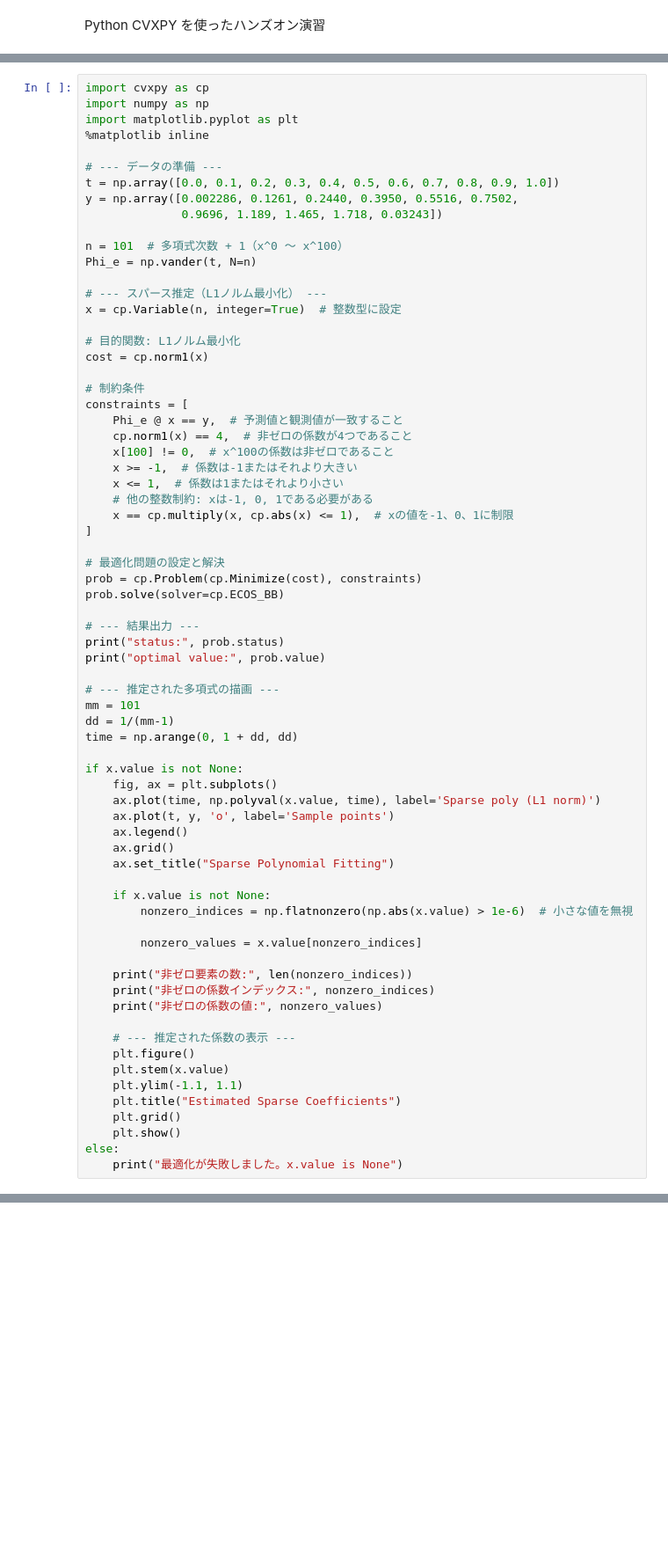
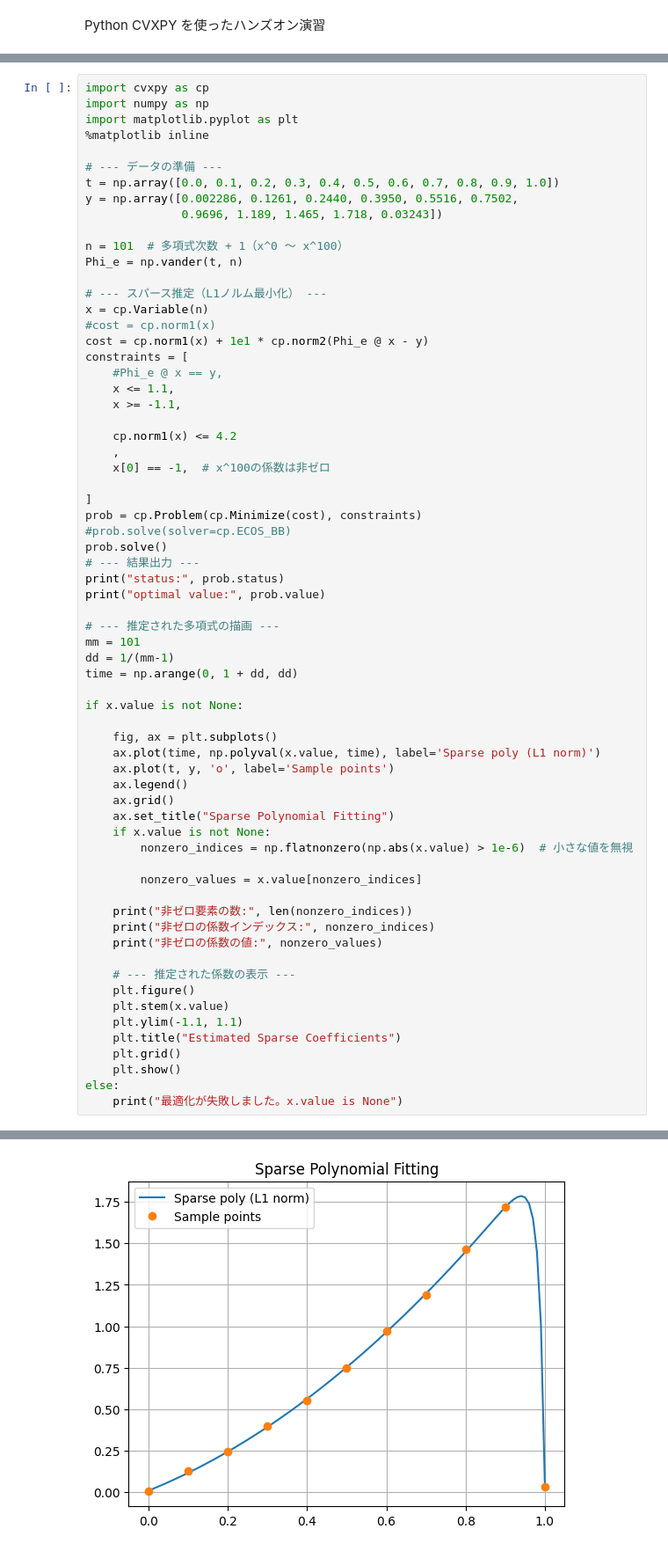
Before and after one commit to So8128/sparse, a Jupyter notebook: report_4.ipynb, the cells around one changed output, grey strips where cells are left out. Shown at 88% size. Drawn from its saved outputs; the diff is of its cells as text; blank space fills up the shorter version.

```diff
--- a/report_4.ipynb
+++ b/report_4.ipynb
@@ -33,29 +35,25 @@ y = np.array([0.002286, 0.1261, 0.2440, 0.3950, 0.5516, 0.7502,
               0.9696, 1.189, 1.465, 1.718, 0.03243])
 
 n = 101  # 多項式次数 + 1（x^0 ～ x^100）
-Phi_e = np.vander(t, N=n)
+Phi_e = np.vander(t, n)
 
 # --- スパース推定（L1ノルム最小化） ---
-x = cp.Variable(n, integer=True)  # 整数型に設定
+x = cp.Variable(n)
+#cost = cp.norm1(x)
+cost = cp.norm1(x) + 1e1 * cp.norm2(Phi_e @ x - y)
+constraints = [
+    #Phi_e @ x == y,
+    x <= 1.1,
+    x >= -1.1,
 
-# 目的関数: L1ノルム最小化
-cost = cp.norm1(x)
+    cp.norm1(x) <= 4.2
+    ,
+    x[0] == -1,  # x^100の係数は非ゼロ
 
-# 制約条件
-constraints = [
-    Phi_e @ x == y,  # 予測値と観測値が一致すること
-    cp.norm1(x) == 4,  # 非ゼロの係数が4つであること
-    x[100] != 0,  # x^100の係数は非ゼロであること
-    x >= -1,  # 係数は-1またはそれより大きい
-    x <= 1,  # 係数は1またはそれより小さい
-    # 他の整数制約: xは-1, 0, 1である必要がある
-    x == cp.multiply(x, cp.abs(x) <= 1),  # xの値を-1、0、1に制限
 ]
-
-# 最適化問題の設定と解決
 prob = cp.Problem(cp.Minimize(cost), constraints)
-prob.solve(solver=cp.ECOS_BB)
-
+#prob.solve(solver=cp.ECOS_BB)
+prob.solve()
 # --- 結果出力 ---
 print("status:", prob.status)
 print("optimal value:", prob.value)
@@ -66,13 +64,13 @@ dd = 1/(mm-1)
 time = np.arange(0, 1 + dd, dd)
 
 if x.value is not None:
+
     fig, ax = plt.subplots()
     ax.plot(time, np.polyval(x.value, time), label='Sparse poly (L1 norm)')
     ax.plot(t, y, 'o', label='Sample points')
     ax.legend()
     ax.grid()
     ax.set_title("Sparse Polynomial Fitting")
-
     if x.value is not None:
         nonzero_indices = np.flatnonzero(np.abs(x.value) > 1e-6)  # 小さな値を無視
 
@@ -95,0 +100 @@ Exception: Cannot evaluate the truth value of a constraint or chain constraints,
+[figure, added]
```
Also changed, not shown: parts of 8 cells of this notebook.
